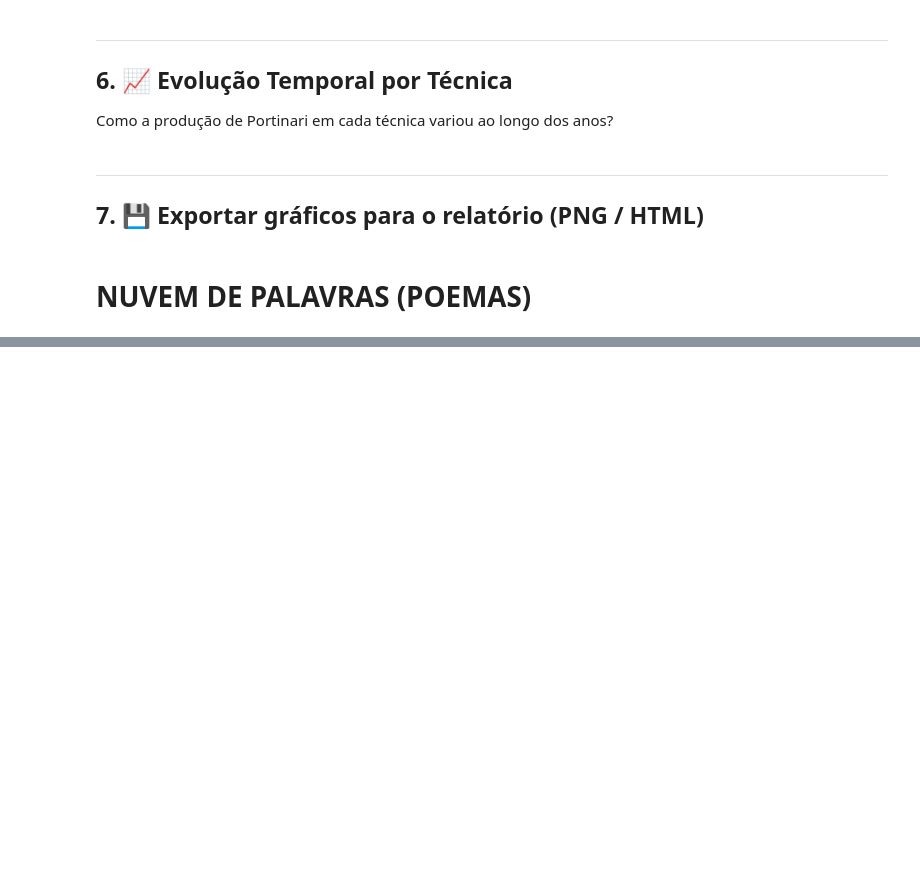
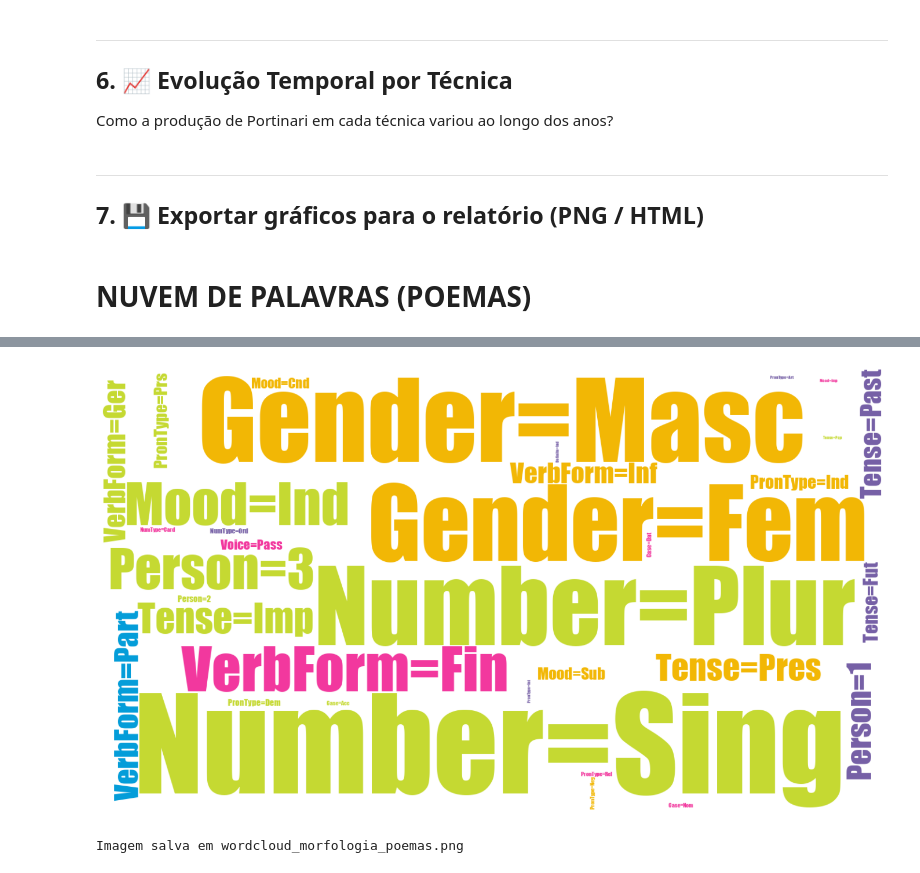
Before and after one commit to Mateus-Band/Projeto-Portinari, a Jupyter notebook: Views/visualizacoes_portinari.ipynb, the cells around one changed output, grey strips where cells are left out. Drawn from its saved outputs; the diff is of its cells as text; code cells hidden in the pictures; blank space fills up the shorter version.

```diff
--- a/Views/visualizacoes_portinari.ipynb
+++ b/Views/visualizacoes_portinari.ipynb
@@ -489,0 +579,75 @@ Imagem salva em wordcloud_poemas.png
+# %%
+import pandas as pd
+import spacy
+from collections import Counter
+from wordcloud import WordCloud
+import matplotlib.pyplot as plt
+import numpy as np
+
+# 1. Carregar o modelo de português do spaCy
+# OBS: Certifique-se de ter rodado 'python -m spacy download pt_core_news_sm' no terminal
+nlp = spacy.load("pt_core_news_sm")
+
+# 2. Carregar e preparar os dados (como no print do professor)
+df = pd.read_csv("../Data/poemas.csv")
+# Removendo barras conforme a imagem 1
+df["estrofes_limpas"] = df["estrofes"].astype(str).str.replace("/", "", regex=False)
+
+# 3. Iniciar o contador morfológico
+morph_counter = Counter()
+
+# Processar as estrofes com spaCy
+for doc in nlp.pipe(df["estrofes_limpas"], batch_size=50):
+    for token in doc:
+        # Ignorar pontuações, números e stopwords (usando a inteligência do próprio spacy)
+        if not token.is_punct and token.is_alpha and not token.is_stop:
+
+            # token.morph retorna atributos como "Number=Sing", "Gender=Masc"
+            # Vamos iterar e contar cada um desses traços
+            for traco in token.morph:
+                morph_counter[traco] += 1
+
+            # Dica: se quiser apenas os valores (ex: "Sing" ao invés de "Number=Sing"),
+            # use a linha abaixo no lugar do for acima:
+            # for valor in token.morph.to_dict().values():
+            #     morph_counter[valor] += 1
+
+# Print do top 20 para ver os dados no console (igual ao que o professor fez)
+print(f"Top 20 traços morfológicos mais frequentes:\n")
+for traco, freq in morph_counter.most_common(20):
+    print(f"{traco}: {freq}")
+
+# ---------------------------------------------------------
+# 4. Geração da WordCloud usando suas configurações e paleta
+# ---------------------------------------------------------
+cores_imagem = ['#F2389E', '#7660A6', '#049DD9', '#C5D932', '#F2B705']
+
+def cor_customizada(word, font_size, position, orientation, random_state=None, **kwargs):
+    return np.random.choice(cores_imagem)
+
+caminho_fonte = "impact.ttf" # Confirme se o arquivo da fonte está na mesma pasta
+
+# Aqui usamos generate_from_frequencies passando o dicionário do Counter!
+wc = WordCloud(
+    width=1400,
+    height=800,
+    background_color="white",
+    max_words=150,
+    collocations=False,
+    font_path=caminho_fonte,
+    prefer_horizontal=0.8,
+    random_state=42
+).generate_from_frequencies(morph_counter)
+
+# Plot da imagem
+fig, ax = plt.subplots(figsize=(14, 8))
+
+ax.imshow(wc.recolor(color_func=cor_customizada), interpolation="bilinear")
+ax.axis("off")
+plt.tight_layout()
+
+# Salvando com um nome novo para não sobrescrever a nuvem anterior
+plt.savefig("wordcloud_morfologia_poemas.png", dpi=150, bbox_inches="tight")
+plt.show()
+print("\nImagem salva em wordcloud_morfologia_poemas.png")
+# %% [output]
@@ -489,0 +671,2 @@ Imagem salva em wordcloud_poemas.png
+[figure, added]
+Imagem salva em wordcloud_morfologia_poemas.png
```
Also changed, not shown: parts of 5 cells of this notebook, 5 other files.
